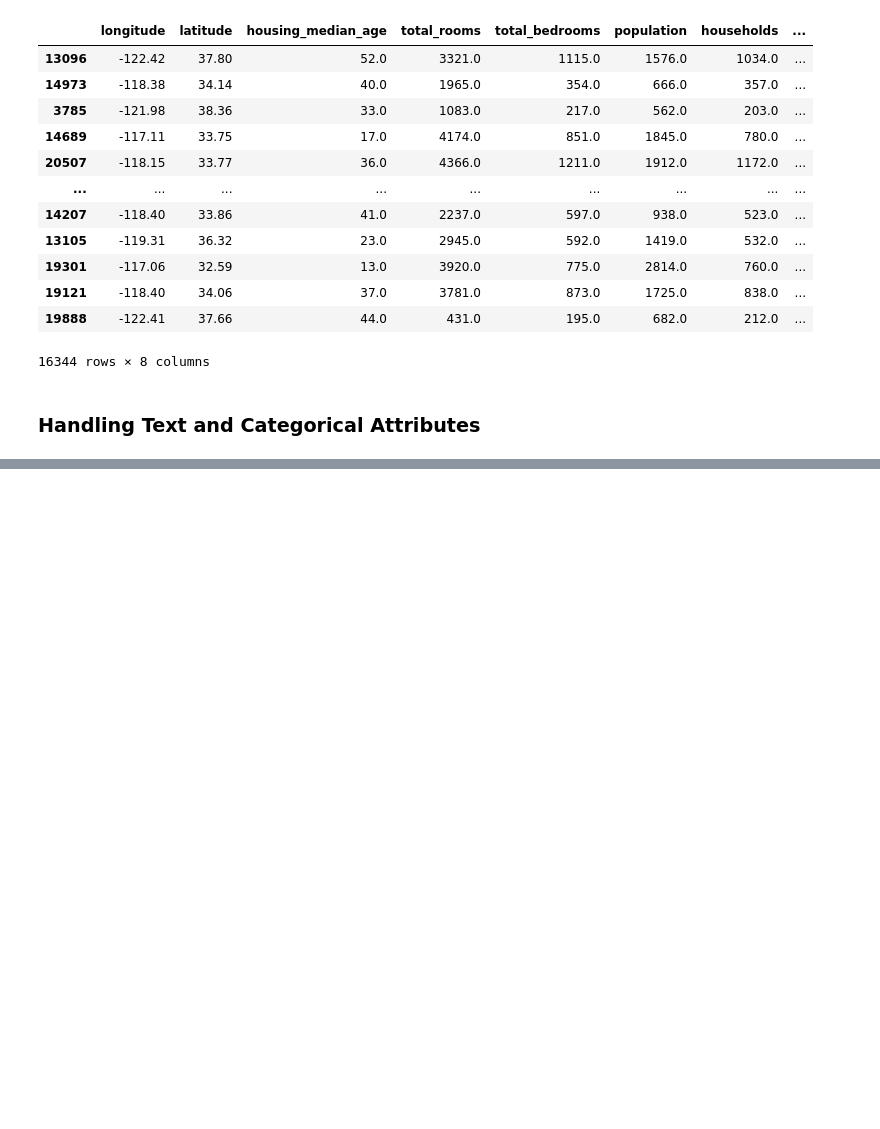
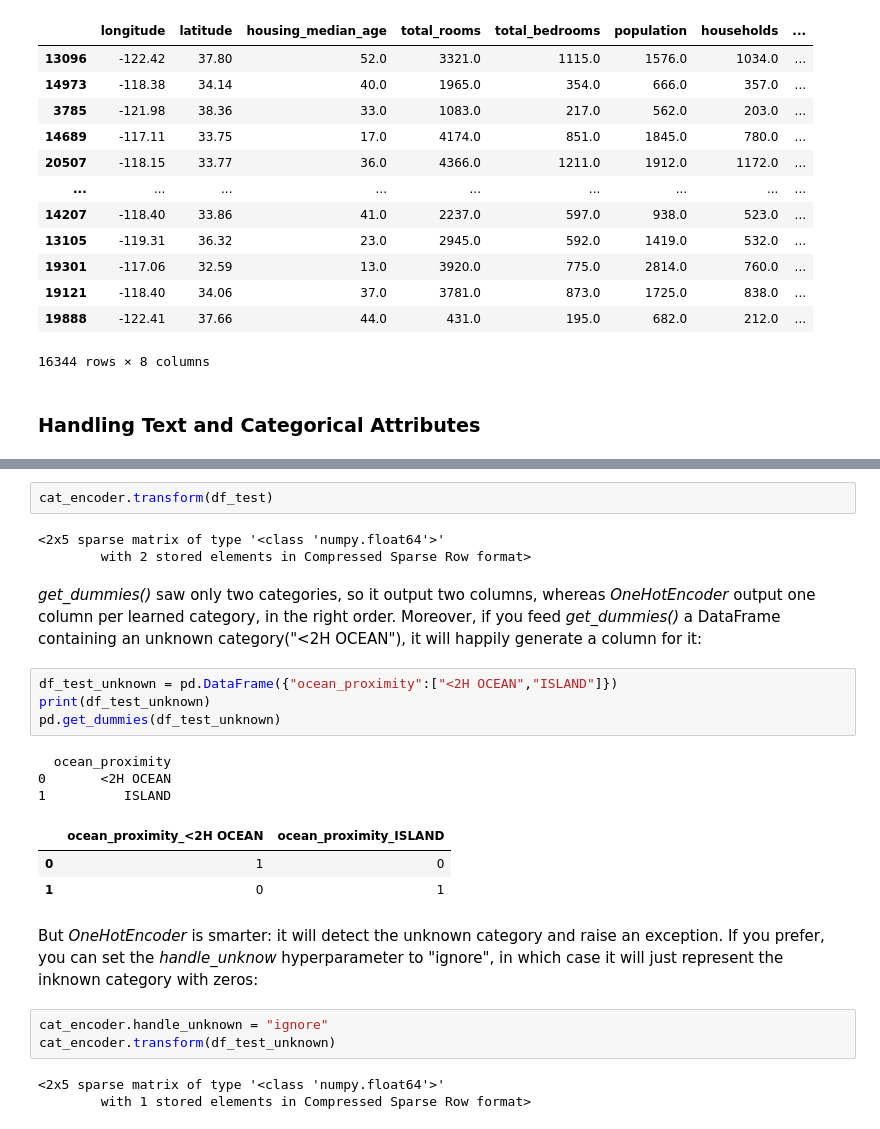
Before and after one commit to SocioPJ/HandsOn-ML, a Jupyter notebook: Chapter2_End-to-End_Machine_Learning_Project/California_House_Prices_Prediction/main.ipynb, the cells around one changed output, grey strips where cells are left out. Drawn from its saved outputs; the diff is of its cells as text; blank space fills up the shorter version.

```diff
--- a/Chapter2_End-to-End_Machine_Learning_Project/California_House_Prices_Prediction/main.ipynb
+++ b/Chapter2_End-to-End_Machine_Learning_Project/California_House_Prices_Prediction/main.ipynb
@@ -510,0 +606,26 @@ housing_tr
+# %%
+cat_encoder.transform(df_test)
+# %% [output]
+<2x5 sparse matrix of type '<class 'numpy.float64'>'
+        with 2 stored elements in Compressed Sparse Row format>
+# %% [markdown]
+*get_dummies()* saw only two categories, so it output two columns, whereas *OneHotEncoder* output one column per learned category, in the right order. Moreover, if you feed *get_dummies()* a DataFrame containing an unknown category("<2H OCEAN"), it will happily generate a column for it:
+# %%
+df_test_unknown = pd.DataFrame({"ocean_proximity":["<2H OCEAN","ISLAND"]})
+print(df_test_unknown)
+pd.get_dummies(df_test_unknown)
+# %% [output]
+  ocean_proximity
+0       <2H OCEAN
+1          ISLAND
+|  | ocean_proximity_<2H OCEAN | ocean_proximity_ISLAND |
+| 0 | 1 | 0 |
+| 1 | 0 | 1 |
+# %% [markdown]
+But *OneHotEncoder* is smarter: it will detect the unknown category and raise an exception. If you prefer, you can set the *handle_unknow* hyperparameter to "ignore", in which case it will just represent the inknown category with zeros:
+# %%
+cat_encoder.handle_unknown = "ignore"
+cat_encoder.transform(df_test_unknown)
+# %% [output]
+<2x5 sparse matrix of type '<class 'numpy.float64'>'
+        with 1 stored elements in Compressed Sparse Row format>
```
Also changed, not shown: parts of 21 cells of this notebook.
